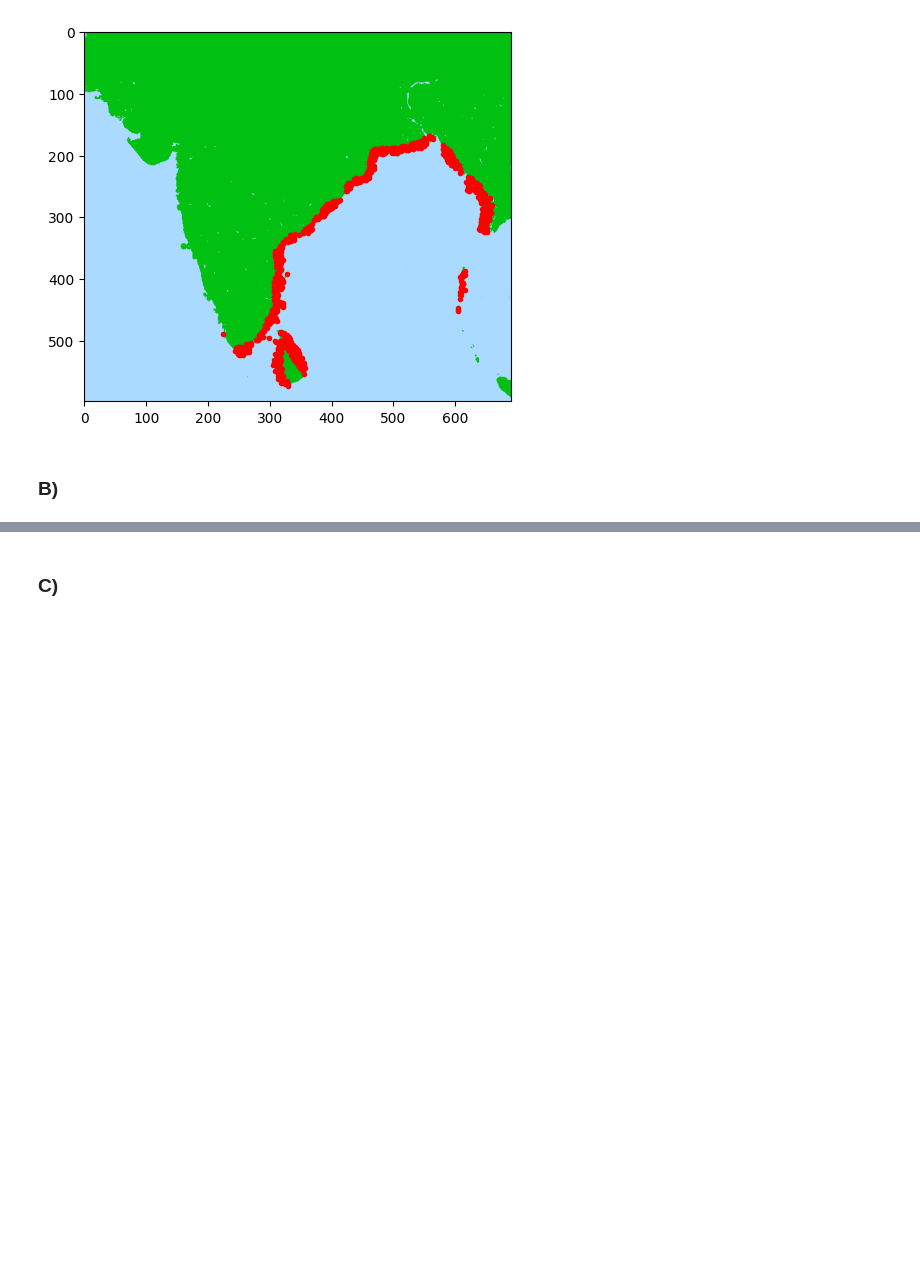
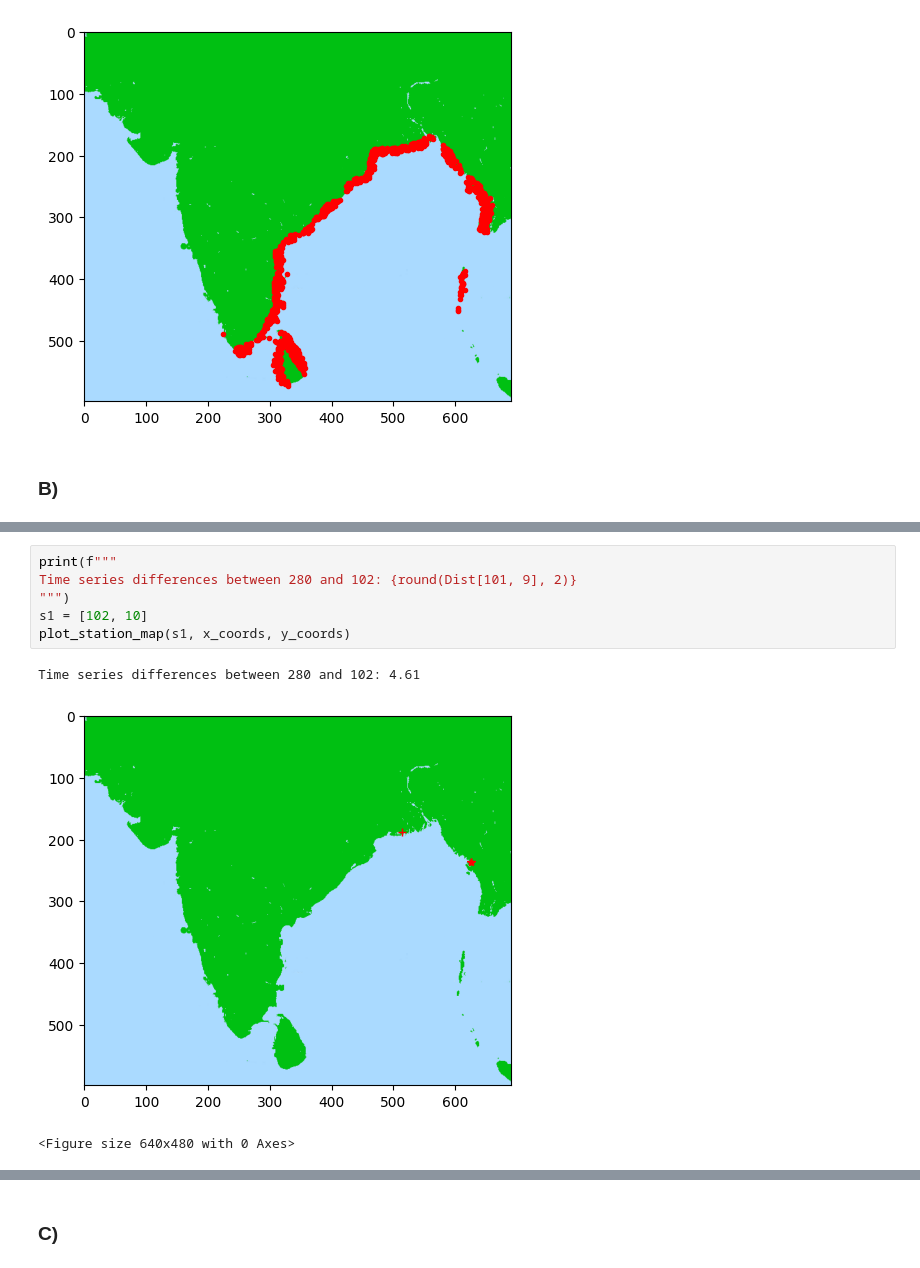
Before and after one commit to dahnlund/SF2526-Lab2, a Jupyter notebook: ex3.ipynb, the cells around one changed output, grey strips where cells are left out. Cells and saved outputs as stored; diff of their text form; blank space fills up the shorter version.

```diff
--- a/ex3.ipynb
+++ b/ex3.ipynb
@@ -61,0 +90,10 @@ print(Dist[279, 9])
+# %%
+print(f"""
+Time series differences between 280 and 102: {round(Dist[101, 9], 2)}
+""")
+s1 = [102, 10]
+plot_station_map(s1, x_coords, y_coords)
+# %% [output]
+Time series differences between 280 and 102: 4.61
+[figure, added]
+<Figure size 640x480 with 0 Axes>
```
Also changed, not shown: parts of 14 cells of this notebook.
